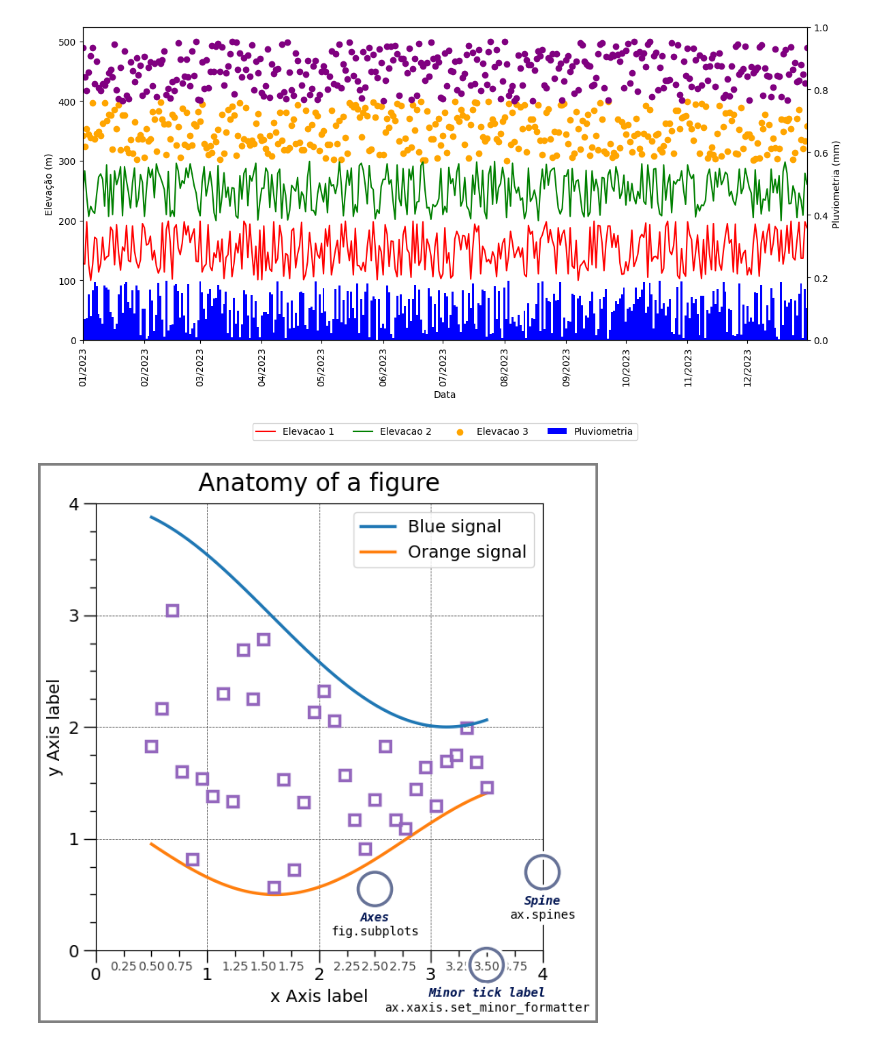
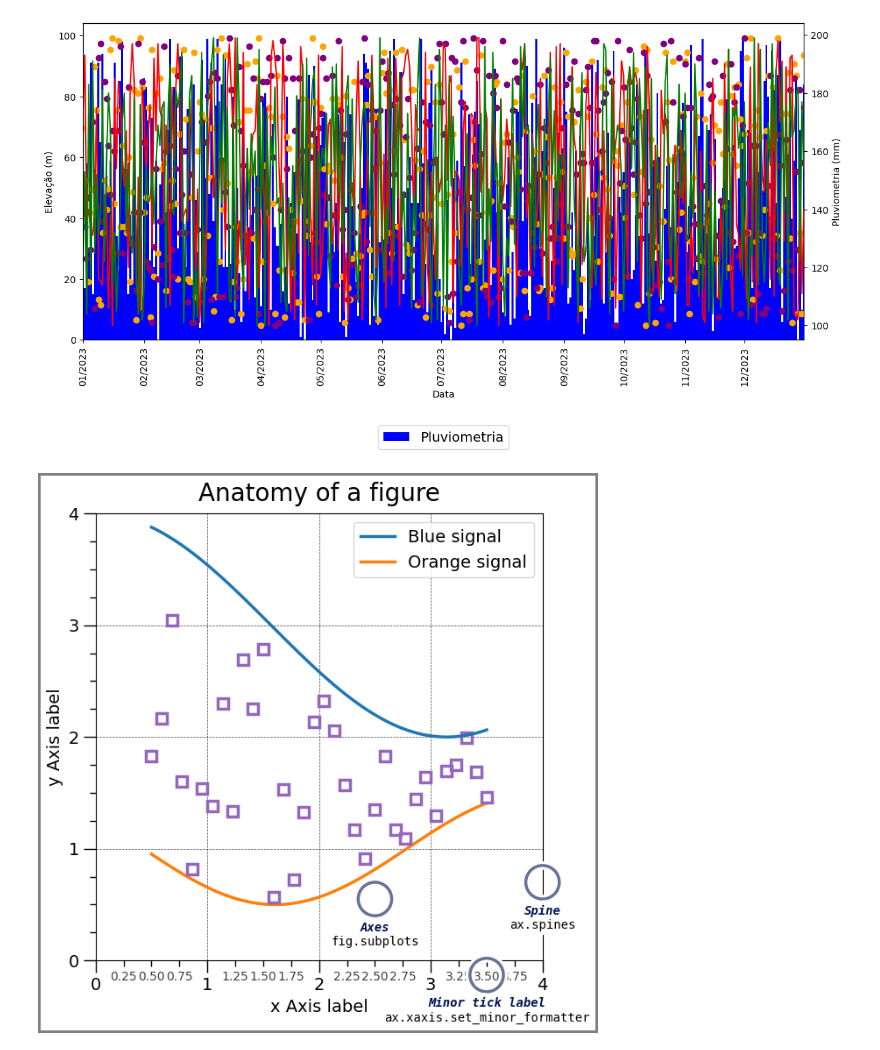
Before and after one commit to mjuniorbral/GeoViewer, a Jupyter notebook: teste.ipynb, the cells around one changed output. Saved outputs shown, nothing was run; the diff lists cells and outputs as text; code cells hidden in the pictures.

```diff
--- a/teste.ipynb
+++ b/teste.ipynb
@@ -18,9 +18,9 @@ measuresSheet = "Resumo"
 data = {'Data': pd.date_range('2023-01-01', periods=365),
         'Pluviometria': np.random.randint(0, 100, 365),
         'Elevacao1': np.random.randint(100, 200, 365),
-        'Elevacao2': np.random.randint(200, 300, 365),
-        'Elevacao3': np.random.randint(300, 400, 365),
-        'Elevacao4': np.random.randint(400, 500, 365)}
+        'Elevacao2': np.random.randint(100, 200, 365),
+        'Elevacao3': np.random.randint(100, 200, 365),
+        'Elevacao4': np.random.randint(100, 200, 365)}
 df = pd.DataFrame(data)
 
 maxDate = max(data["Data"])
@@ -31,39 +31,39 @@ minDate = min(data["Data"])
 # %%
 # Configurando o gráfico
 fig, ax1 = plt.subplots(figsize=(12, 6))
 
 # Eixo Y secundário
 ax2 = ax1.twinx()
 
 # Plotando as séries
-ax1.bar(df['Data'], df['Pluviometria'], width=1, label='Pluviometria', color='blue')
-ax1.plot(df['Data'], df['Elevacao1'], label='Elevacao 1', color='red')
-ax1.plot(df['Data'], df['Elevacao2'], label='Elevacao 2', color='green')
-ax1.scatter(df['Data'], df['Elevacao3'], label='Elevacao 3', color='orange')
-ax1.scatter(df['Data'], df['Elevacao4'], color='purple')  # Sem legenda
+ax1.bar(df['Data'], df['Pluviometria'], width=1, label='Pluviometria', color='blue',zorder=100)
+ax2.plot(df['Data'], df['Elevacao1'], label='Elevacao 1', color='red')
+ax2.plot(df['Data'], df['Elevacao2'], label='Elevacao 2', color='green')
+ax2.scatter(df['Data'], df['Elevacao3'], label='Elevacao 3', color='orange')
+ax2.scatter(df['Data'], df['Elevacao4'], color='purple')  # Sem legenda
 
 # Formatando os eixos
 ax1.set_xlabel('Data')
 ax1.set_ylabel('Elevação (m)')
 ax2.set_ylabel('Pluviometria (mm)')
 ax1.xaxis.set_major_locator(mdates.MonthLocator())
 ax1.xaxis.set_major_formatter(mdates.DateFormatter('%m/%Y'))
 ax1.set_xlim(xmin=minDate,xmax=maxDate)
 ax1.xaxis.set_tick_params(rotation=90)
 
 # Legenda
 ax1.legend(loc='upper center', bbox_to_anchor=(0.5, -0.25), fancybox=True, shadow=False, ncol=5)
 
 # Ajustando o layout
 plt.tight_layout()
 
 # Movendo a legenda para baixo
 plt.subplots_adjust(bottom=0.2)
 
 # Exibindo o gráfico
 plt.show()
 # %% [output]
-[figure, old version]
+[figure, new version]
 # %%
 import matplotlib.pyplot as plt
 import numpy as np
```
Also changed, not shown: parts of 1 cell of this notebook, 6 other files.
